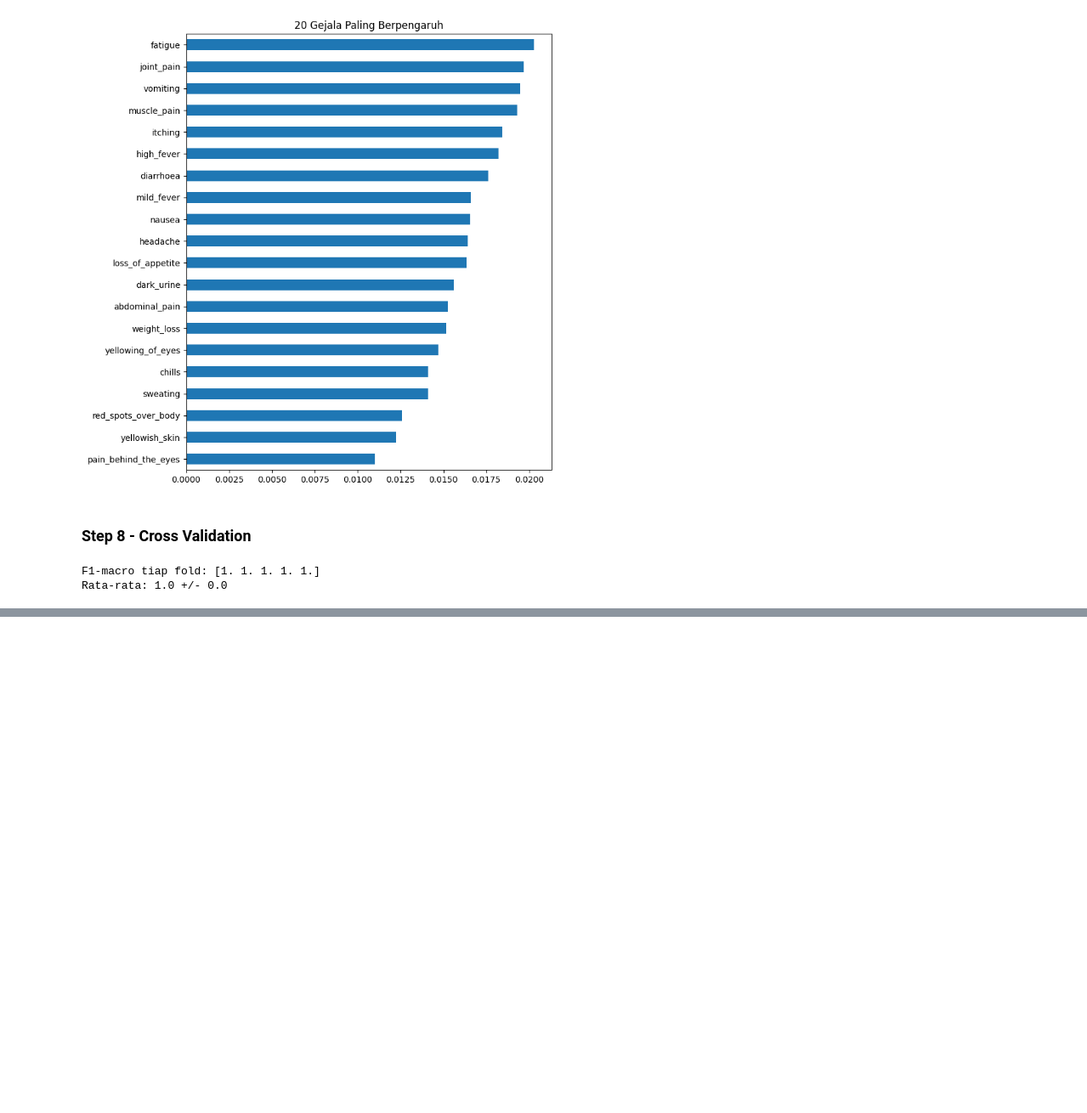
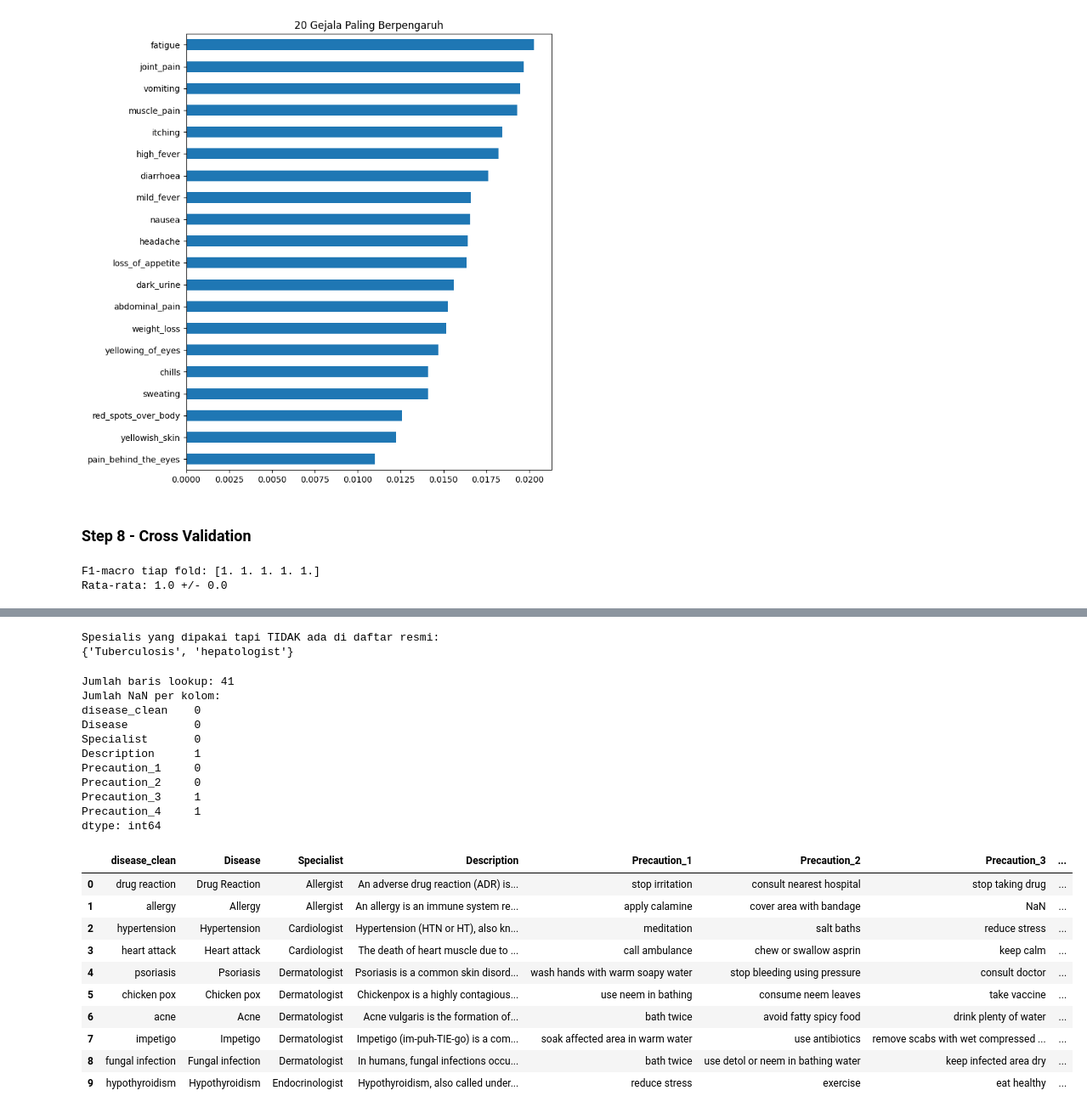
Before and after one commit to jasonalexander-png/Disease-Detector, a Jupyter notebook: notebooks/eda_modelling.ipynb, the cells around one changed output, grey strips where cells are left out. Shown at 85% size. Drawn from its saved outputs; the diff is of its cells as text; code cells hidden in the pictures; blank space fills up the shorter version.

Commit message:
Add Table References

```diff
--- a/notebooks/eda_modelling.ipynb
+++ b/notebooks/eda_modelling.ipynb
@@ -303,0 +306,10 @@ Rata-rata: 1.0 +/- 0.0
+# %%
+df_specialist = pd.read_csv(
+    "../data/raw/Doctor_Versus_Disease.csv",
+    header=None,
+    names=['Disease', 'Specialist'],
+    encoding='latin1'
+)
+
+print(df_specialist.shape)
+df_specialist.head(10)
@@ -303,0 +329,62 @@ Rata-rata: 1.0 +/- 0.0
+# %%
+#Validate nama spesialis
+df_valid_specialist = dataframes["Doctor_Specialist.csv"]
+valid_specialists = set(df_valid_specialist.iloc[:, 0].str.strip())
+used_specialists = set(df_specialist['Specialist'].str.strip())
+
+print("Spesialis yang dipakai tapi TIDAK ada di daftar resmi:")
+print(used_specialists - valid_specialists)
+# %% [output]
+Spesialis yang dipakai tapi TIDAK ada di daftar resmi:
+{'Tuberculosis', 'hepatologist'}
+# %%
+df_precaution = dataframes["Disease precaution.csv"].copy()
+df_description = dataframes["Disease_Description.csv"].copy()
+
+def clean_disease_name(s):
+    return str(s).strip().lower()
+
+df_specialist['disease_clean'] = df_specialist['Disease'].apply(clean_disease_name)
+df_precaution['disease_clean'] = df_precaution.iloc[:, 0].apply(clean_disease_name)
+df_description['disease_clean'] = df_description.iloc[:, 0].apply(clean_disease_name)
+
+lookup = df_specialist[['disease_clean', 'Disease', 'Specialist']].drop_duplicates().copy()
+lookup = lookup.merge(
+    df_description[['disease_clean', df_description.columns[1]]],
+    on='disease_clean', how='left'
+)
+lookup = lookup.merge(
+    df_precaution.drop(columns=[df_precaution.columns[0]]),
+    on='disease_clean', how='left'
+)
+
+print("Jumlah baris lookup:", lookup.shape[0])
+print("Jumlah NaN per kolom:")
+print(lookup.isnull().sum())
+
+os.makedirs("../data/processed", exist_ok=True)
+lookup.to_csv("../data/processed/disease_lookup.csv", index=False)
+lookup.head(10)
+# %% [output]
+Jumlah baris lookup: 41
+Jumlah NaN per kolom:
+disease_clean    0
+Disease          0
+Specialist       0
+Description      1
+Precaution_1     0
+Precaution_2     0
+Precaution_3     1
+Precaution_4     1
+dtype: int64
+|  | disease_clean | Disease | Specialist | Description | Precaution_1 | Precaution_2 | Precaution_3 | ... |
+| 0 | drug reaction | Drug Reaction | Allergist | An adverse drug reaction (ADR) is... | stop irritation | consult nearest hospital | stop taking drug | ... |
+| 1 | allergy | Allergy | Allergist | An allergy is an immune system re... | apply calamine | cover area with bandage | NaN | ... |
+| 2 | hypertension | Hypertension | Cardiologist | Hypertension (HTN or HT), also kn... | meditation | salt baths | reduce stress | ... |
+| 3 | heart attack | Heart attack | Cardiologist | The death of heart muscle due to ... | call ambulance | chew or swallow asprin | keep calm | ... |
+| 4 | psoriasis | Psoriasis | Dermatologist | Psoriasis is a common skin disord... | wash hands with warm soapy water | stop bleeding using pressure | consult doctor | ... |
+| 5 | chicken pox | Chicken pox | Dermatologist | Chickenpox is a highly contagious... | use neem in bathing | consume neem leaves | take vaccine | ... |
+| 6 | acne | Acne | Dermatologist | Acne vulgaris is the formation of... | bath twice | avoid fatty spicy food | drink plenty of water | ... |
+| 7 | impetigo | Impetigo | Dermatologist | Impetigo (im-puh-TIE-go) is a com... | soak affected area in warm water | use antibiotics | remove scabs with wet compressed ... | ... |
+| 8 | fungal infection | Fungal infection | Dermatologist | In humans, fungal infections occu... | bath twice | use detol or neem in bathing water | keep infected area dry | ... |
+| 9 | hypothyroidism | Hypothyroidism | Endocrinologist | Hypothyroidism, also called under... | reduce stress | exercise | eat healthy | ... |
```
Also changed, not shown: parts of 3 cells of this notebook.
